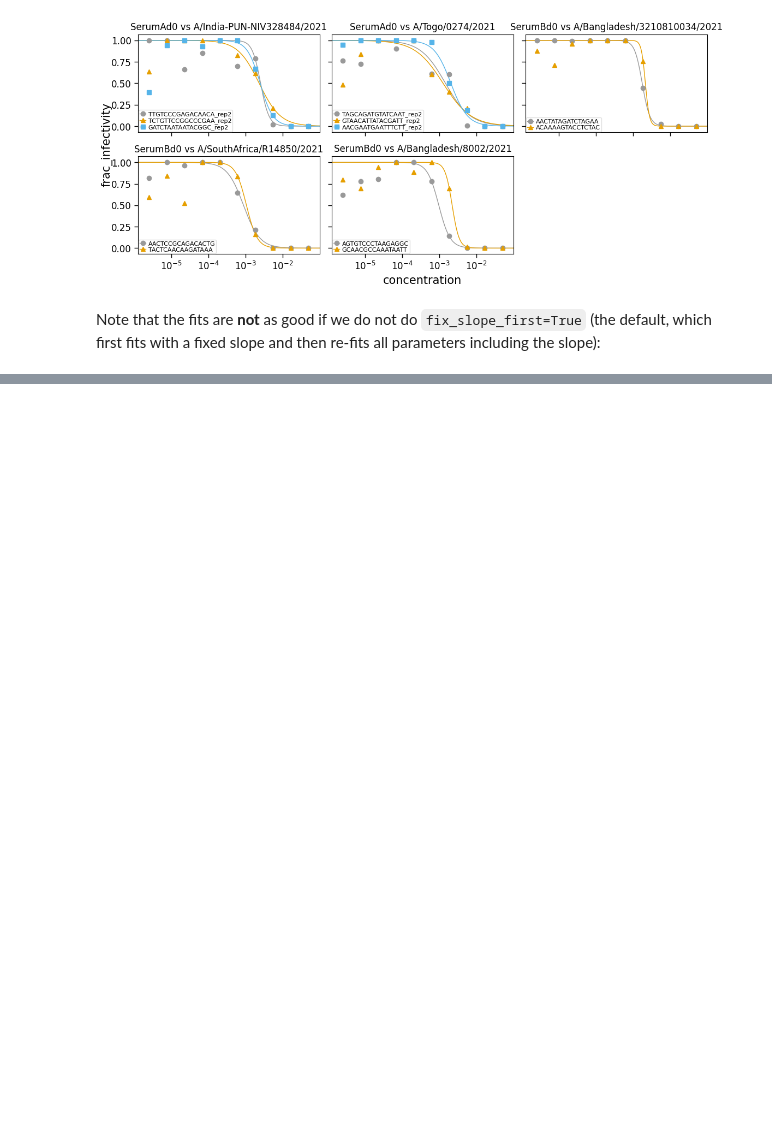
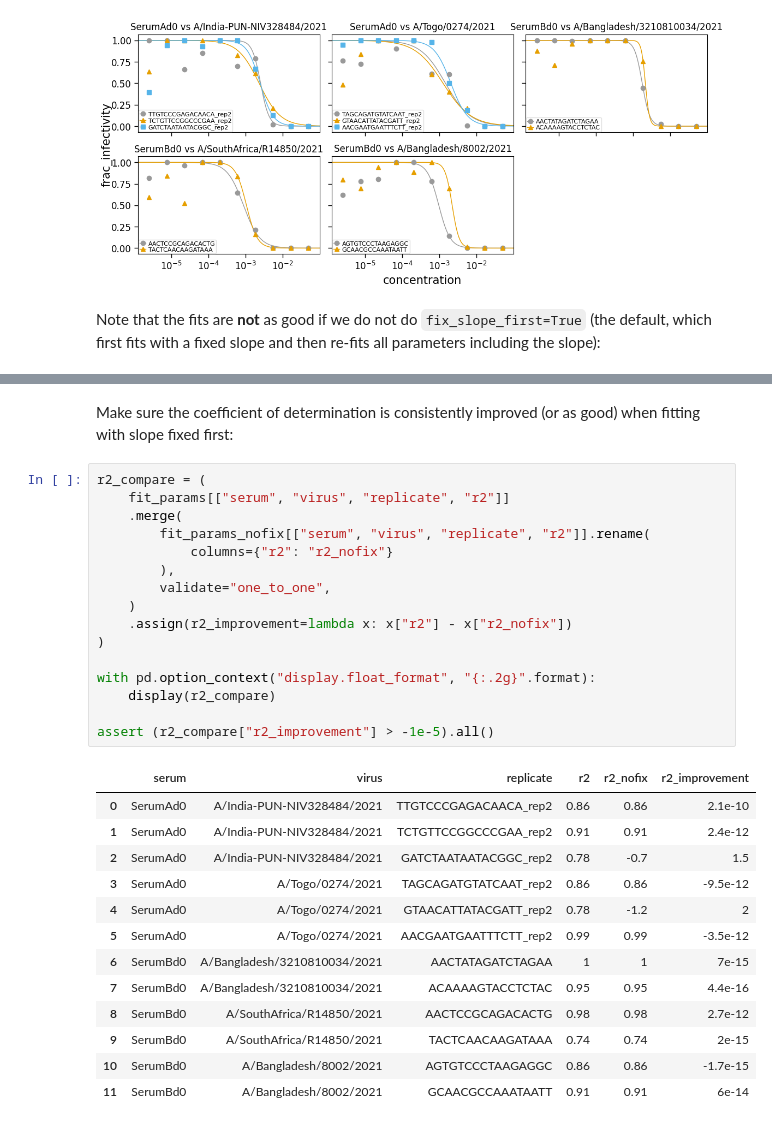
Before and after one commit to jbloomlab/neutcurve, a Jupyter notebook: notebooks/test_curves.ipynb, the cells around one changed output, grey strips where cells are left out. Saved outputs shown, nothing was run; the diff lists cells and outputs as text; blank space fills up the shorter version.

```diff
--- a/notebooks/test_curves.ipynb
+++ b/notebooks/test_curves.ipynb
@@ -94,3 +94,35 @@ fig, _ = fits.plotReplicates(
 )
 # %% [output]
 [figure]
+# %% [markdown]
+Make sure the coefficient of determination is consistently improved (or as good) when fitting with slope fixed first:
+# %%
+r2_compare = (
+    fit_params[["serum", "virus", "replicate", "r2"]]
+    .merge(
+        fit_params_nofix[["serum", "virus", "replicate", "r2"]].rename(
+            columns={"r2": "r2_nofix"}
+        ),
+        validate="one_to_one",
+    )
+    .assign(r2_improvement=lambda x: x["r2"] - x["r2_nofix"])
+)
+
+with pd.option_context("display.float_format", "{:.2g}".format):
+    display(r2_compare)
+
+assert (r2_compare["r2_improvement"] > -1e-5).all()
+# %% [output]
+|  | serum | virus | replicate | r2 | r2_nofix | r2_improvement |
+| 0 | SerumAd0 | A/India-PUN-NIV328484/2021 | TTGTCCCGAGACAACA_rep2 | 0.86 | 0.86 | 2.1e-10 |
+| 1 | SerumAd0 | A/India-PUN-NIV328484/2021 | TCTGTTCCGGCCCGAA_rep2 | 0.91 | 0.91 | 2.4e-12 |
+| 2 | SerumAd0 | A/India-PUN-NIV328484/2021 | GATCTAATAATACGGC_rep2 | 0.78 | -0.7 | 1.5 |
+| 3 | SerumAd0 | A/Togo/0274/2021 | TAGCAGATGTATCAAT_rep2 | 0.86 | 0.86 | -9.5e-12 |
+| 4 | SerumAd0 | A/Togo/0274/2021 | GTAACATTATACGATT_rep2 | 0.78 | -1.2 | 2 |
+| 5 | SerumAd0 | A/Togo/0274/2021 | AACGAATGAATTTCTT_rep2 | 0.99 | 0.99 | -3.5e-12 |
+| 6 | SerumBd0 | A/Bangladesh/3210810034/2021 | AACTATAGATCTAGAA | 1 | 1 | 7e-15 |
+| 7 | SerumBd0 | A/Bangladesh/3210810034/2021 | ACAAAAGTACCTCTAC | 0.95 | 0.95 | 4.4e-16 |
+| 8 | SerumBd0 | A/SouthAfrica/R14850/2021 | AACTCCGCAGACACTG | 0.98 | 0.98 | 2.7e-12 |
+| 9 | SerumBd0 | A/SouthAfrica/R14850/2021 | TACTCAACAAGATAAA | 0.74 | 0.74 | 2e-15 |
+| 10 | SerumBd0 | A/Bangladesh/8002/2021 | AGTGTCCCTAAGAGGC | 0.86 | 0.86 | -1.7e-15 |
+| 11 | SerumBd0 | A/Bangladesh/8002/2021 | GCAACGCCAAATAATT | 0.91 | 0.91 | 6e-14 |
```
Also changed, not shown: parts of 3 cells of this notebook, 1 other file.
